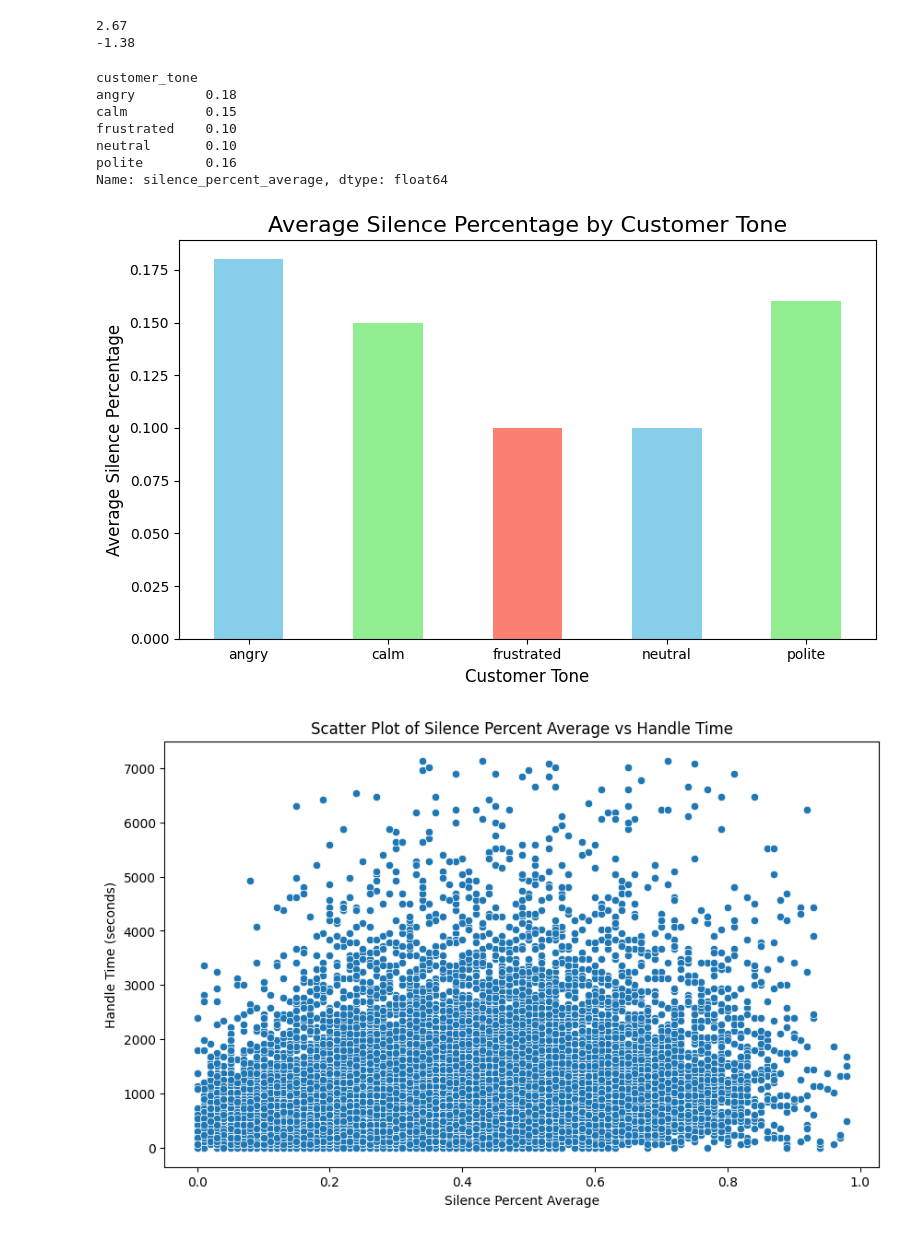
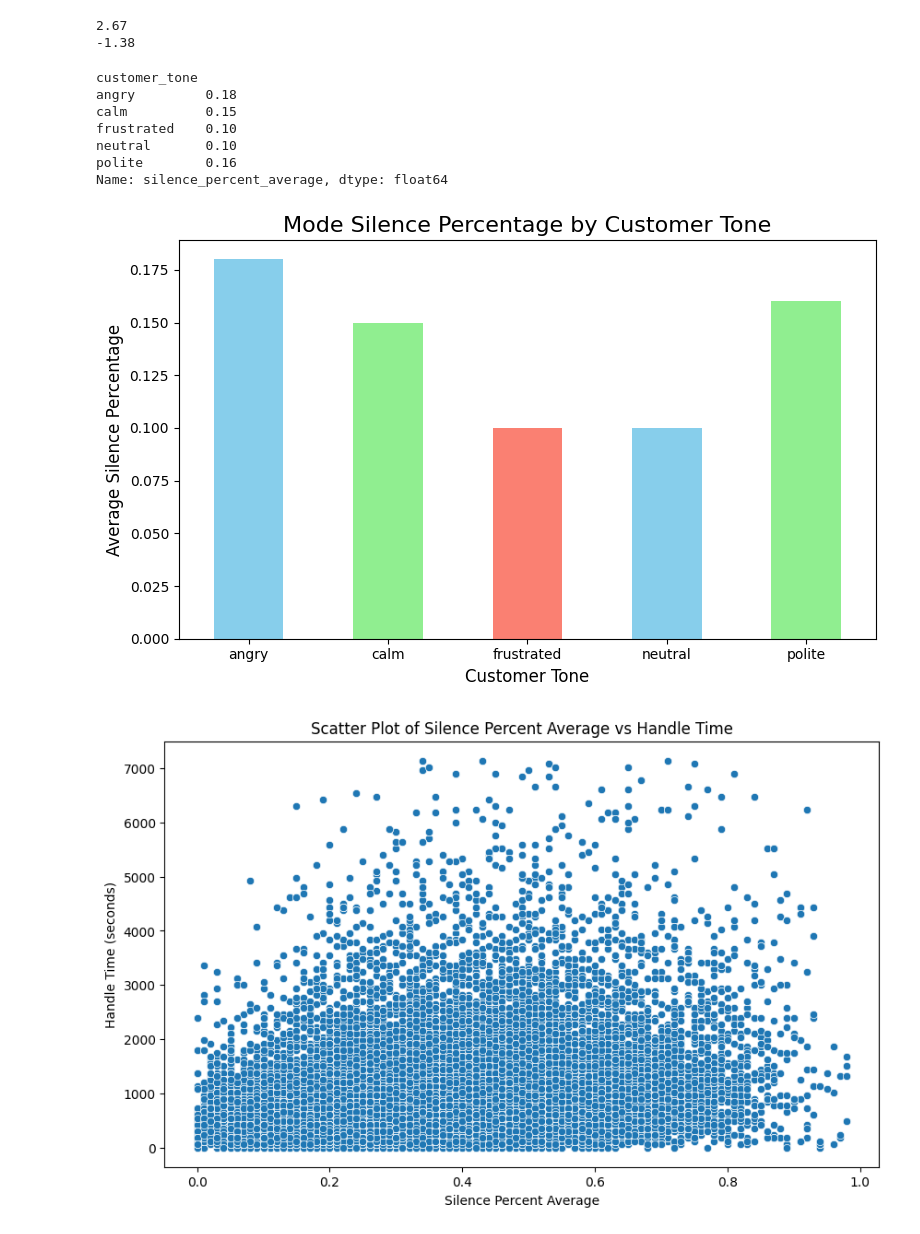
Before and after one commit to dheerajGits/skyhack, a Jupyter notebook: main.ipynb, the cells around one changed output. Cells and saved outputs as stored; diff of their text form; code cells hidden in the pictures.

```diff
--- a/main.ipynb
+++ b/main.ipynb
@@ -240,23 +265,23 @@ print(main_dataset['average_sentiment'].min())
 # %%
 avg_handle_time_by_customer_tone_mode = main_dataset.groupby('customer_tone')['silence_percent_average'].agg(lambda x: x.mode()[0] if not x.mode().empty else None)
 print(avg_handle_time_by_customer_tone_mode)
 plt.figure(figsize=(8, 5))
 avg_handle_time_by_customer_tone_mode.plot(kind='bar', color=['skyblue', 'lightgreen', 'salmon'])
-plt.title('Average Silence Percentage by Customer Tone', fontsize=16)
+plt.title('Mode Silence Percentage by Customer Tone', fontsize=16)
 plt.xlabel('Customer Tone', fontsize=12)
 plt.ylabel('Average Silence Percentage', fontsize=12)
 plt.xticks(rotation=0)
 plt.tight_layout()
 plt.show()
 # %% [output]
 customer_tone
 angry         0.18
 calm          0.15
 frustrated    0.10
 neutral       0.10
 polite        0.16
 Name: silence_percent_average, dtype: float64
-[figure, old version]
+[figure, new version]
 # %%
 import seaborn as sns
 
```
Also changed, not shown: parts of 7 cells of this notebook.
